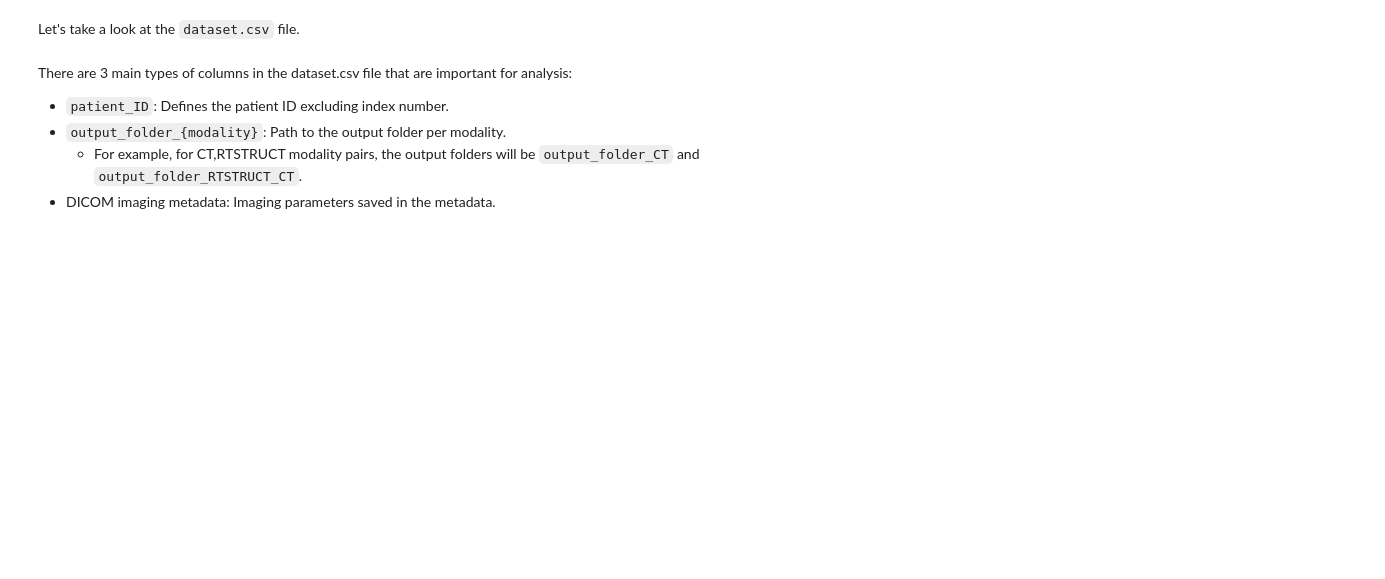
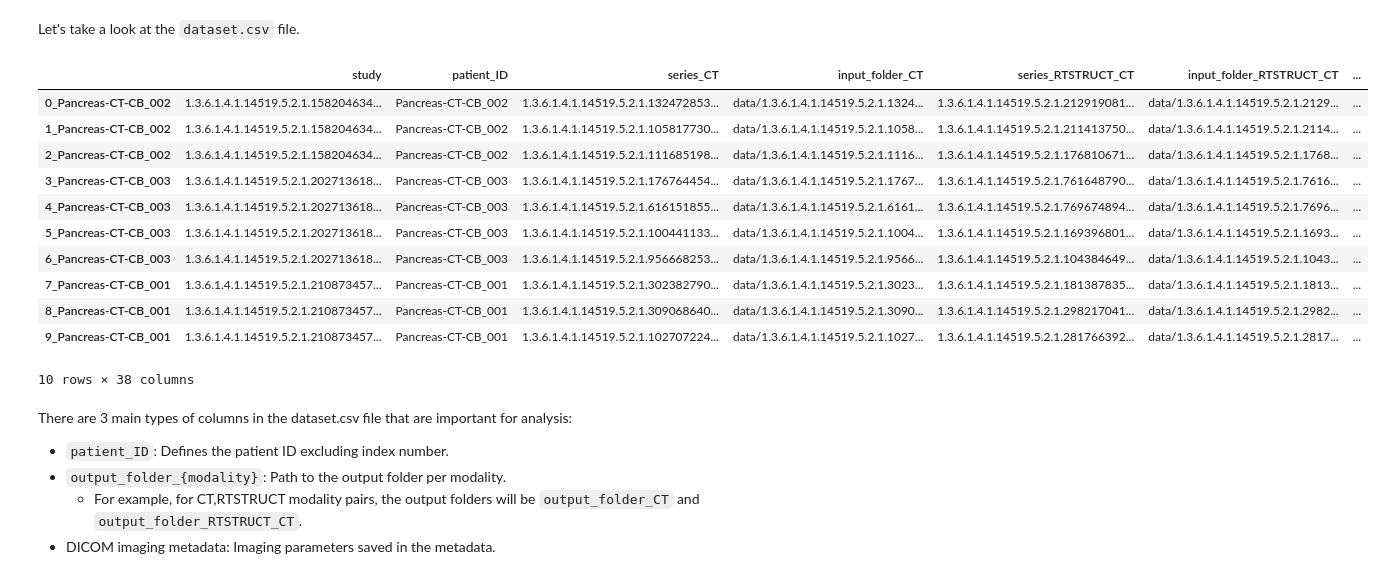
Before and after one commit to kirbyju/TCIA_Notebooks, a Jupyter notebook: TCIA_MedImageTools.ipynb, the cells around one changed output. Saved outputs shown, nothing was run; the diff lists cells and outputs as text; code cells hidden in the pictures; blank space fills up the shorter version.

```diff
--- a/TCIA_MedImageTools.ipynb
+++ b/TCIA_MedImageTools.ipynb
@@ -139,7 +309,20 @@ print("\n".join(output_folders))
 Let's take a look at the `dataset.csv` file.
 # %%
 df_data = pd.read_csv(os.path.join(OUTPUT_PATH, "dataset.csv"), index_col=0)
-df_data.head(5)
+df_data
+# %% [output]
+|  | study | patient_ID | series_CT | input_folder_CT | series_RTSTRUCT_CT | input_folder_RTSTRUCT_CT | ... |
+| 0_Pancreas-CT-CB_002 | 1.3.6.1.4.1.14519.5.2.1.158204634... | Pancreas-CT-CB_002 | 1.3.6.1.4.1.14519.5.2.1.132472853... | data/1.3.6.1.4.1.14519.5.2.1.1324... | 1.3.6.1.4.1.14519.5.2.1.212919081... | data/1.3.6.1.4.1.14519.5.2.1.2129... | ... |
+| 1_Pancreas-CT-CB_002 | 1.3.6.1.4.1.14519.5.2.1.158204634... | Pancreas-CT-CB_002 | 1.3.6.1.4.1.14519.5.2.1.105817730... | data/1.3.6.1.4.1.14519.5.2.1.1058... | 1.3.6.1.4.1.14519.5.2.1.211413750... | data/1.3.6.1.4.1.14519.5.2.1.2114... | ... |
+| 2_Pancreas-CT-CB_002 | 1.3.6.1.4.1.14519.5.2.1.158204634... | Pancreas-CT-CB_002 | 1.3.6.1.4.1.14519.5.2.1.111685198... | data/1.3.6.1.4.1.14519.5.2.1.1116... | 1.3.6.1.4.1.14519.5.2.1.176810671... | data/1.3.6.1.4.1.14519.5.2.1.1768... | ... |
+| 3_Pancreas-CT-CB_003 | 1.3.6.1.4.1.14519.5.2.1.202713618... | Pancreas-CT-CB_003 | 1.3.6.1.4.1.14519.5.2.1.176764454... | data/1.3.6.1.4.1.14519.5.2.1.1767... | 1.3.6.1.4.1.14519.5.2.1.761648790... | data/1.3.6.1.4.1.14519.5.2.1.7616... | ... |
+| 4_Pancreas-CT-CB_003 | 1.3.6.1.4.1.14519.5.2.1.202713618... | Pancreas-CT-CB_003 | 1.3.6.1.4.1.14519.5.2.1.616151855... | data/1.3.6.1.4.1.14519.5.2.1.6161... | 1.3.6.1.4.1.14519.5.2.1.769674894... | data/1.3.6.1.4.1.14519.5.2.1.7696... | ... |
+| 5_Pancreas-CT-CB_003 | 1.3.6.1.4.1.14519.5.2.1.202713618... | Pancreas-CT-CB_003 | 1.3.6.1.4.1.14519.5.2.1.100441133... | data/1.3.6.1.4.1.14519.5.2.1.1004... | 1.3.6.1.4.1.14519.5.2.1.169396801... | data/1.3.6.1.4.1.14519.5.2.1.1693... | ... |
+| 6_Pancreas-CT-CB_003 | 1.3.6.1.4.1.14519.5.2.1.202713618... | Pancreas-CT-CB_003 | 1.3.6.1.4.1.14519.5.2.1.956668253... | data/1.3.6.1.4.1.14519.5.2.1.9566... | 1.3.6.1.4.1.14519.5.2.1.104384649... | data/1.3.6.1.4.1.14519.5.2.1.1043... | ... |
+| 7_Pancreas-CT-CB_001 | 1.3.6.1.4.1.14519.5.2.1.210873457... | Pancreas-CT-CB_001 | 1.3.6.1.4.1.14519.5.2.1.302382790... | data/1.3.6.1.4.1.14519.5.2.1.3023... | 1.3.6.1.4.1.14519.5.2.1.181387835... | data/1.3.6.1.4.1.14519.5.2.1.1813... | ... |
+| 8_Pancreas-CT-CB_001 | 1.3.6.1.4.1.14519.5.2.1.210873457... | Pancreas-CT-CB_001 | 1.3.6.1.4.1.14519.5.2.1.309068640... | data/1.3.6.1.4.1.14519.5.2.1.3090... | 1.3.6.1.4.1.14519.5.2.1.298217041... | data/1.3.6.1.4.1.14519.5.2.1.2982... | ... |
+| 9_Pancreas-CT-CB_001 | 1.3.6.1.4.1.14519.5.2.1.210873457... | Pancreas-CT-CB_001 | 1.3.6.1.4.1.14519.5.2.1.102707224... | data/1.3.6.1.4.1.14519.5.2.1.1027... | 1.3.6.1.4.1.14519.5.2.1.281766392... | data/1.3.6.1.4.1.14519.5.2.1.2817... | ... |
+10 rows × 38 columns
 # %% [markdown]
 There are 3 main types of columns in the dataset.csv file that are important for analysis:
 * `patient_ID`: Defines the patient ID excluding index number.
```
Also changed, not shown: parts of 25 cells of this notebook.
